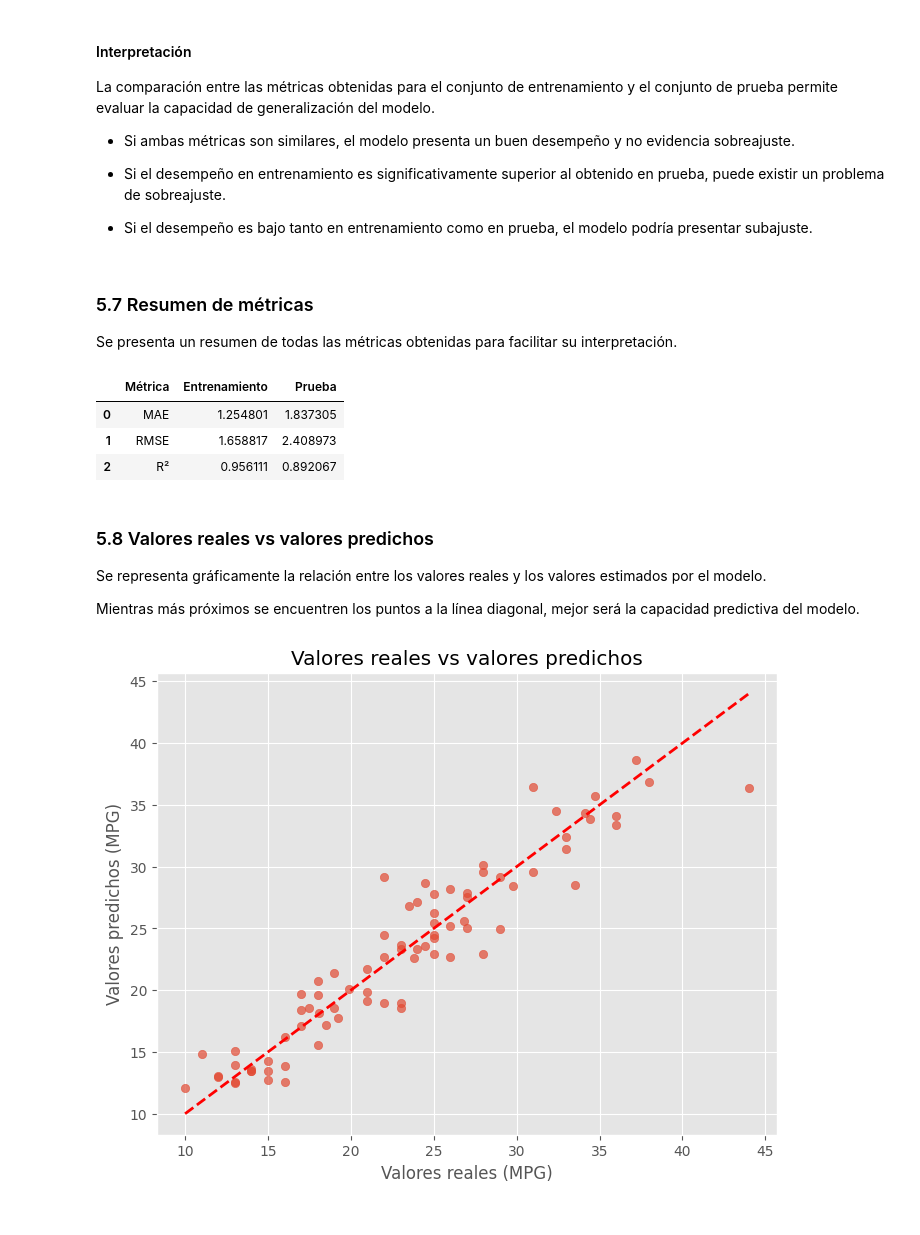
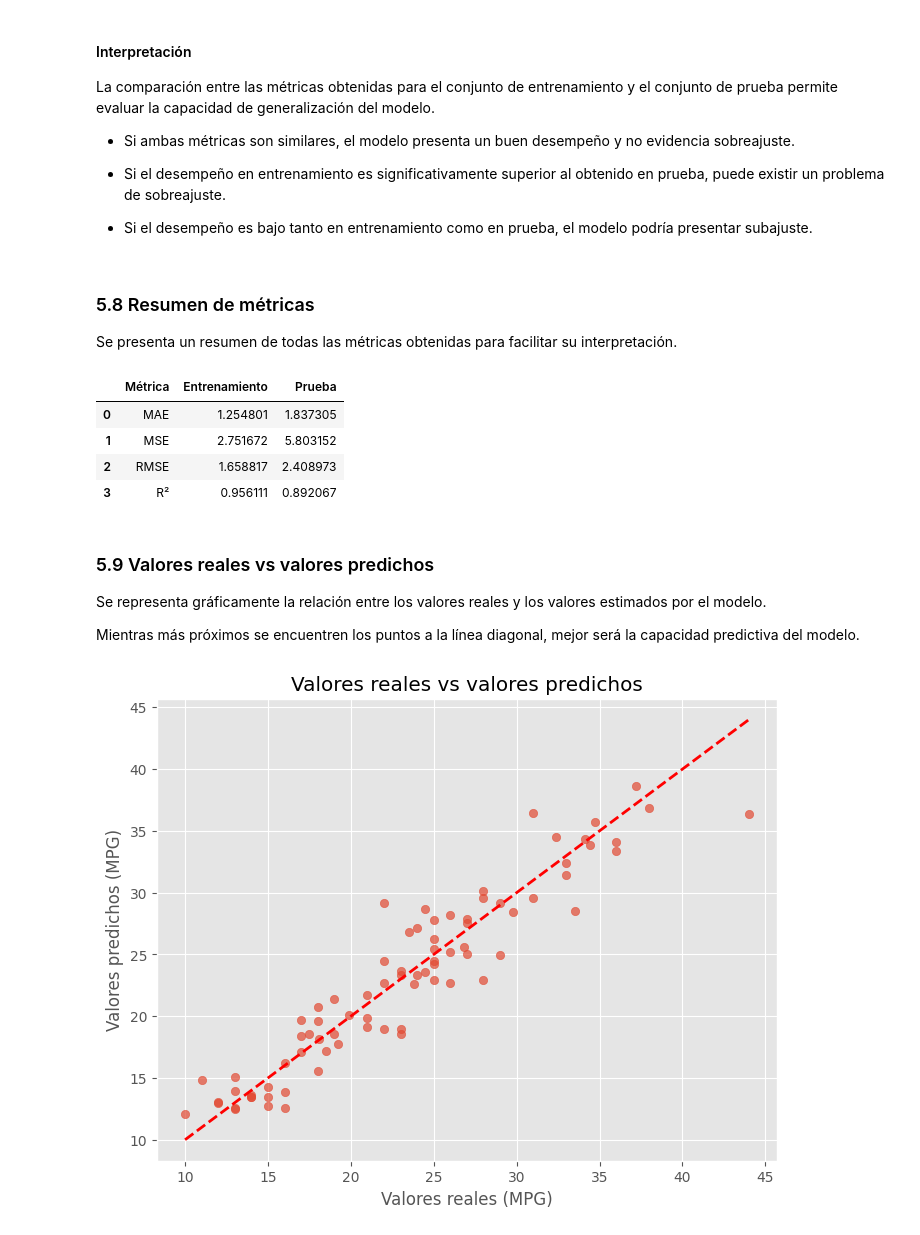
Before and after one commit to dimxelk/autos-mpg, a Jupyter notebook: Carros Regrecion logistica - copia.ipynb, the cells around one changed output. Drawn from its saved outputs; the diff is of its cells as text; code cells hidden in the pictures.

```diff
--- a/Carros Regrecion logistica - copia.ipynb
+++ b/Carros Regrecion logistica - copia.ipynb
@@ -861,7 +871,18 @@ Esta métrica penaliza con mayor intensidad los errores grandes.
 # Cálculo del MSE
 # ==========================================
 
-mse = mean_squared_error(y_test, y_pred)
+# MSE para el conjunto de entrenamiento
+mse_train = mean_squared_error(
+    y_train,
+    y_train_pred
+)
 
-print(f"MSE: {mse:.4f}")
+# MSE para el conjunto de prueba
+mse_test = mean_squared_error(
+    y_test,
+    y_test_pred
+)
+
+print(f"MSE entrenamiento: {mse_train:.4f}")
+print(f"MSE prueba: {mse_test:.4f}")
 # %% [output]
@@ -931,40 +953,44 @@ La comparación entre las métricas obtenidas para el conjunto de entrenamiento
 
 - Si el desempeño es bajo tanto en entrenamiento como en prueba, el modelo podría presentar subajuste.
 # %% [markdown]
-### 5.7 Resumen de métricas
+### 5.8 Resumen de métricas
 
 Se presenta un resumen de todas las métricas obtenidas para facilitar su interpretación.
 # %%
 metricas = pd.DataFrame({
 
     "Métrica":[
         "MAE",
+        "MSE",
         "RMSE",
         "R²"
     ],
 
     "Entrenamiento":[
         mae_train,
+        mse_train,
         rmse_train,
         r2_train
     ],
 
     "Prueba":[
         mae_test,
+        mse_test,
         rmse_test,
         r2_test
     ]
 
 })
 
 metricas
 # %% [output]
 |  | Métrica | Entrenamiento | Prueba |
 | 0 | MAE | 1.254801 | 1.837305 |
-| 1 | RMSE | 1.658817 | 2.408973 |
-| 2 | R² | 0.956111 | 0.892067 |
+| 1 | MSE | 2.751672 | 5.803152 |
+| 2 | RMSE | 1.658817 | 2.408973 |
+| 3 | R² | 0.956111 | 0.892067 |
 # %% [markdown]
-### 5.8 Valores reales vs valores predichos
+### 5.9 Valores reales vs valores predichos
 
 Se representa gráficamente la relación entre los valores reales y los valores estimados por el modelo.
 
```
Also changed, not shown: parts of 12 cells of this notebook.
